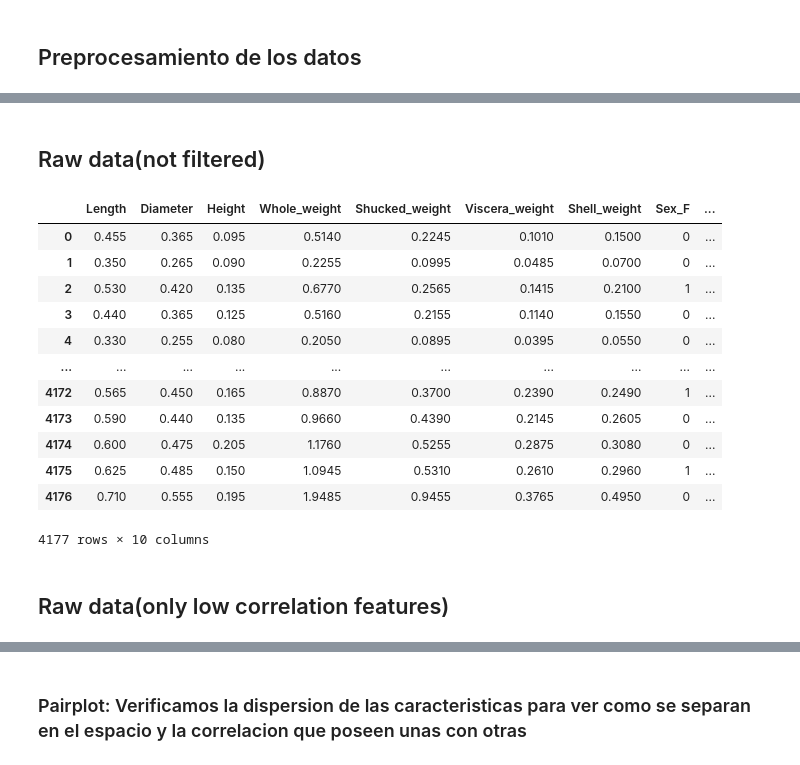
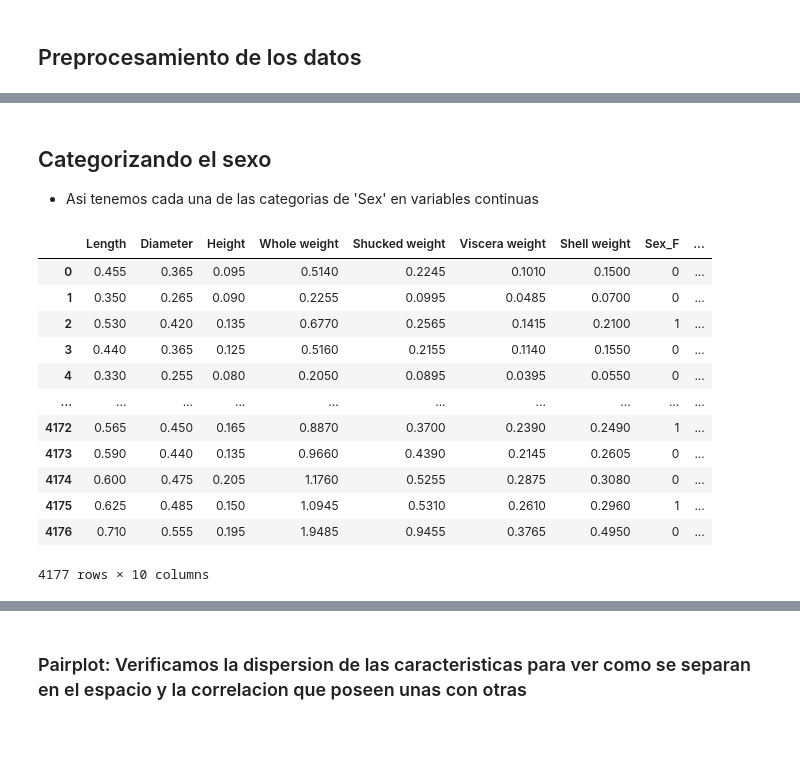
Before and after one commit to Camilosalgado387/Abalone-Ring-Estimation, a Jupyter notebook: Parcial3_V2.ipynb, the cells around one changed output, grey strips where cells are left out. Cells and saved outputs as stored; diff of their text form; code cells hidden in the pictures; blank space fills up the shorter version.

```diff
--- a/Parcial3_V2.ipynb
+++ b/Parcial3_V2.ipynb
@@ -33,19 +16,16 @@ Note: you may need to restart the kernel to use updated packages.
 # %% [markdown]
 ## Preprocesamiento de los datos
 # %%
-#Carga de datos
-abalone = fetch_ucirepo(id=1)
-X = abalone.data.features
-y = abalone.data.targets
+cols = ['Sex', 'Length', 'Diameter', 'Height', 'Whole weight', 'Shucked weight','Viscera weight', 'Shell weight', 'Rings']
 
-#Verificamos la distribucion de clases ya que esta influir en el rendimiento del modelo
-data = pd.concat([X, pd.DataFrame(y, columns=['Rings'])], axis=1)
+data = pd.read_csv('./data/abalone.data', sep = ',', names = cols)
+X = data.drop(['Rings'], axis = 1)
+y= data['Rings']
 plt.figure(figsize=(10, 6))
 sns.countplot(x='Rings', data=data)
 plt.title('Distribución de las clases')
 plt.xlabel('Rings')
 plt.ylabel('Count')
 plt.show()
-y
 # %% [output]
 [figure]
@@ -65,11 +32,12 @@ y
-# %% [markdown]
-## Raw data(not filtered)
+# %% [markdown]
+## Categorizando el sexo
+* Asi tenemos cada una de las categorias de 'Sex' en variables continuas
 # %%
-data_preprocessed_features = X.copy()
-data_preprocessed_features = pd.get_dummies(data_preprocessed_features, columns=['Sex'], dtype=int)
-data_preprocessed_features
+data_features = X.copy()
+data_features = pd.get_dummies(data_features, columns=['Sex'], dtype=int)
+data_features
 # %% [output]
-|  | Length | Diameter | Height | Whole_weight | Shucked_weight | Viscera_weight | Shell_weight | Sex_F | ... |
+|  | Length | Diameter | Height | Whole weight | Shucked weight | Viscera weight | Shell weight | Sex_F | ... |
 | 0 | 0.455 | 0.365 | 0.095 | 0.5140 | 0.2245 | 0.1010 | 0.1500 | 0 | ... |
 | 1 | 0.350 | 0.265 | 0.090 | 0.2255 | 0.0995 | 0.0485 | 0.0700 | 0 | ... |
 | 2 | 0.530 | 0.420 | 0.135 | 0.6770 | 0.2565 | 0.1415 | 0.2100 | 1 | ... |
@@ -82,5 +50,3 @@ data_preprocessed_features
 | 4175 | 0.625 | 0.485 | 0.150 | 1.0945 | 0.5310 | 0.2610 | 0.2960 | 1 | ... |
 | 4176 | 0.710 | 0.555 | 0.195 | 1.9485 | 0.9455 | 0.3765 | 0.4950 | 0 | ... |
 4177 rows × 10 columns
-# %% [markdown]
-## Raw data(only low correlation features)
```
Also changed, not shown: parts of 30 cells of this notebook, 3 other files.
